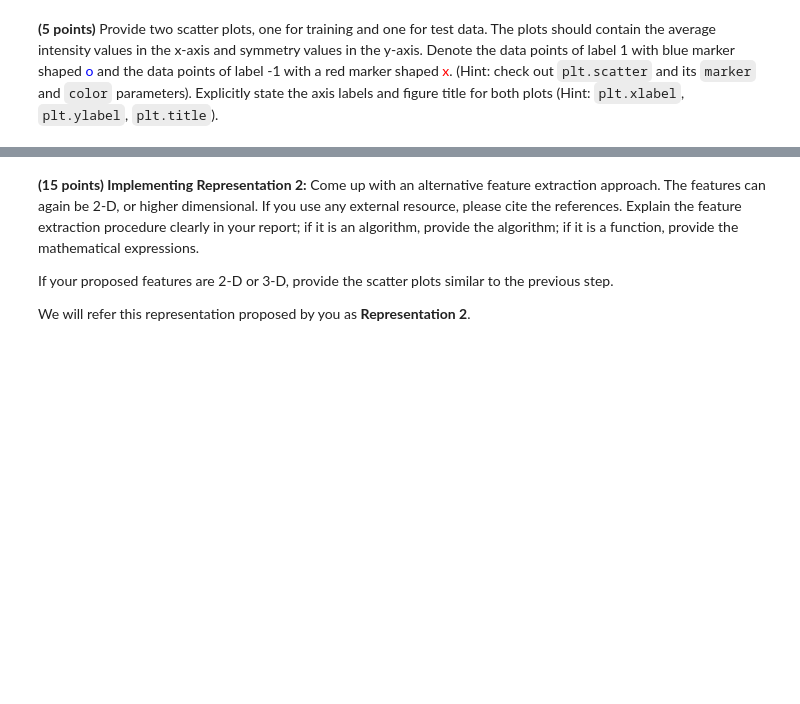
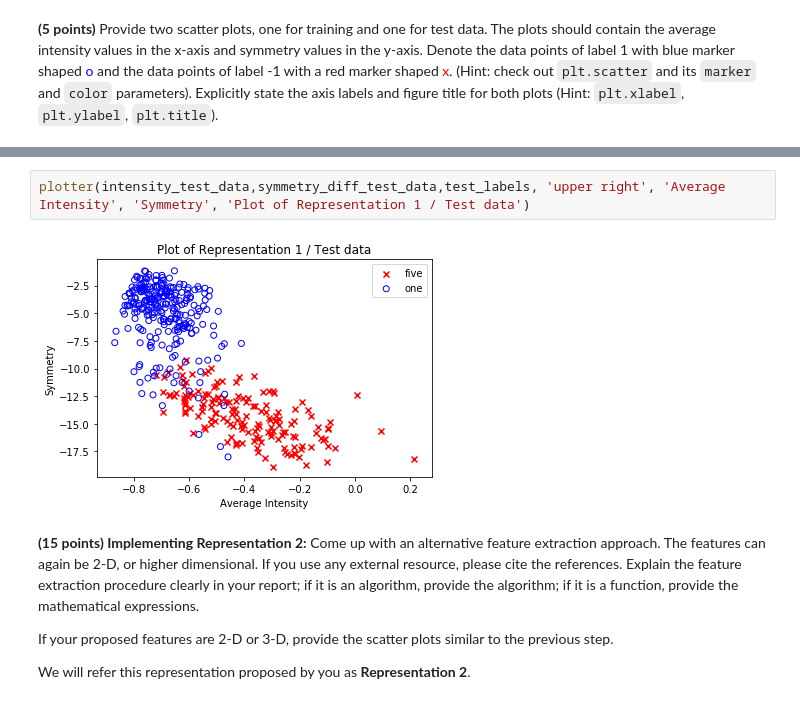
Before and after one commit to yavuzDemir21/Machine-Learning-Digit-Classifier, a Jupyter notebook: SolnTemplate_Yavuz.ipynb, the cells around one changed output, grey strips where cells are left out. Drawn from its saved outputs; the diff is of its cells as text; blank space fills up the shorter version.

```diff
--- a/SolnTemplate_Yavuz.ipynb
+++ b/SolnTemplate_Yavuz.ipynb
@@ -158,3 +92,7 @@ plt.scatter(Represent1_test_data_labelled[:,0], Represent1_test_data_labelled[:,
+# %%
+plotter(intensity_test_data,symmetry_diff_test_data,test_labels, 'upper right', 'Average Intensity', 'Symmetry', 'Plot of Representation 1 / Test data')
+# %% [output]
+[figure, added]
 # %% [markdown]
 **(15 points) Implementing Representation 2:** Come up with an alternative feature extraction approach. The features can again be 2-D, or higher dimensional. If you use any external resource, please cite the references. Explain the feature extraction procedure clearly in your report; if it is an algorithm, provide the algorithm; if it is a function, provide the mathematical expressions.
 
```
Also changed, not shown: parts of 32 cells of this notebook.
